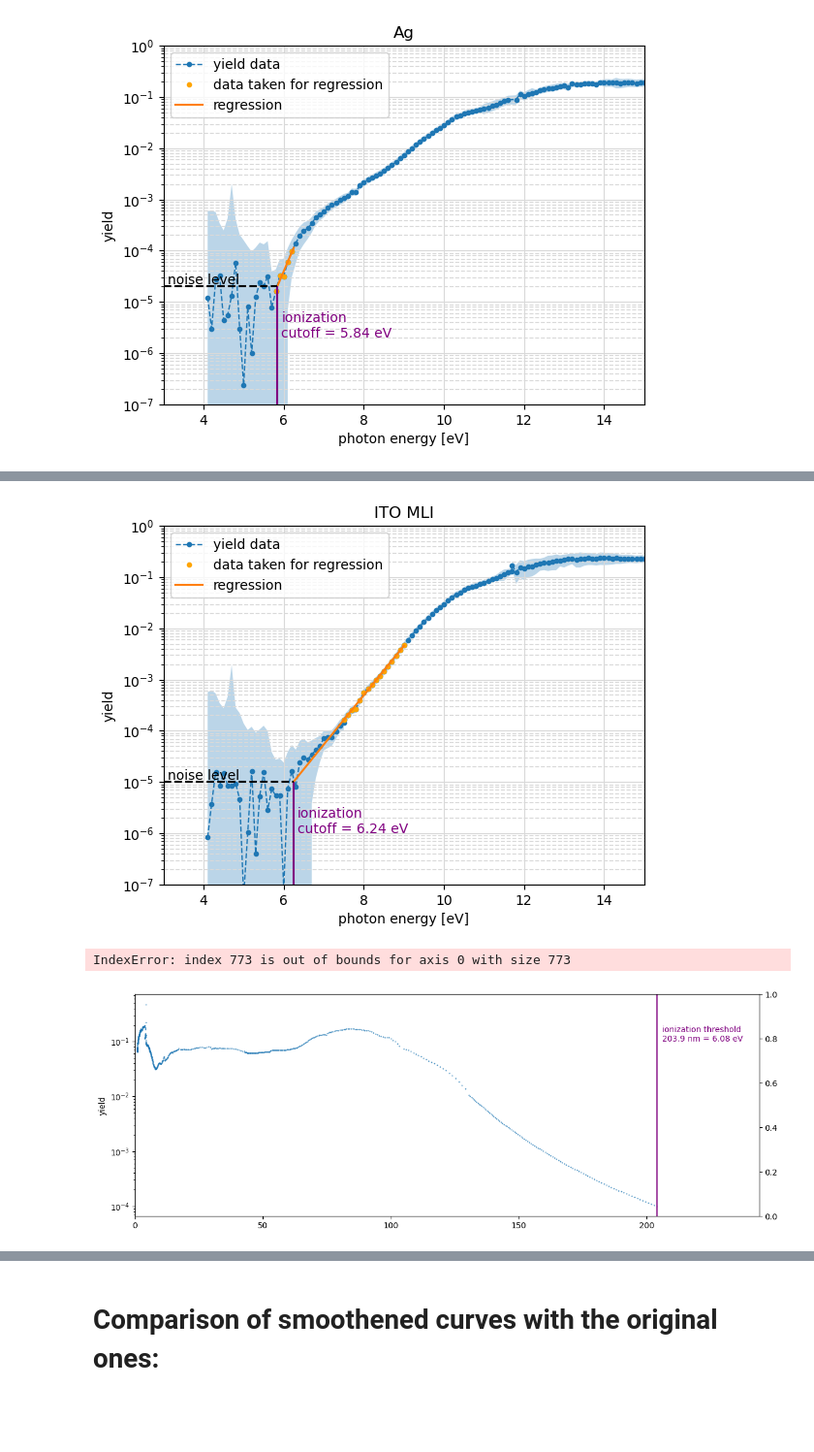
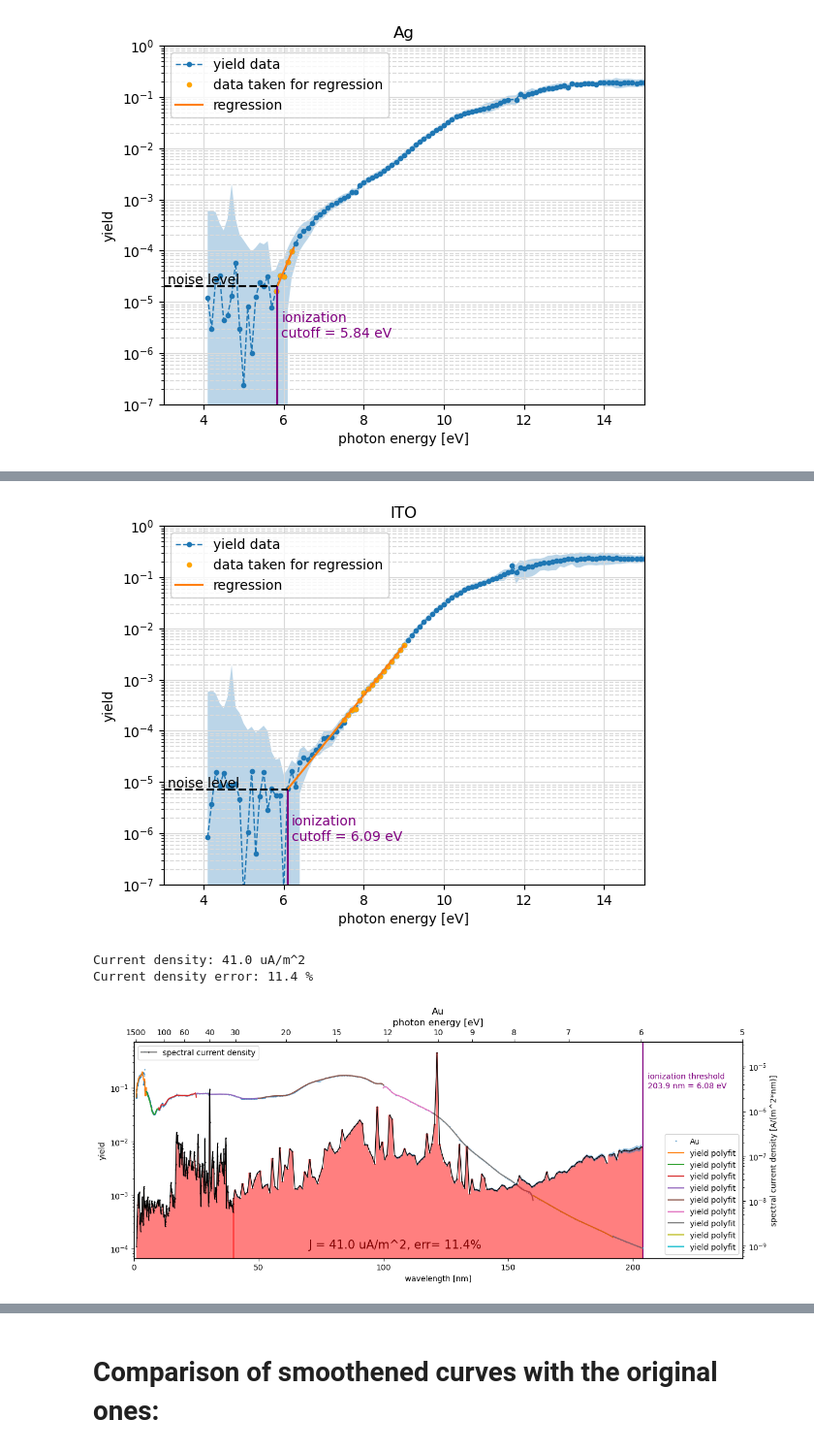
Before and after one commit to sebastiankalos/NYUAD_Elettra_Data_Analysis, a Jupyter notebook: ionization_limits.ipynb, the cells around one changed output, grey strips where cells are left out. Shown at 97% size. Cells and saved outputs as stored; diff of their text form; code cells hidden in the pictures; blank space fills up the shorter version.

Commit message:
saved plots again

```diff
--- a/ionization_limits.ipynb
+++ b/ionization_limits.ipynb
@@ -176,7 +177,7 @@ Ti_ion_thresh,Ti_E_NEW,Ti_TEY_NEW=ion_cutoff(E_vals=Ti_full_E, TEY_vals=Ti_full_
 # %%
-ITO_ion_thresh,ITO_E_NEW,ITO_TEY_NEW=ion_cutoff(E_vals=ITO_MLI_aug22_full_E, TEY_vals=ITO_MLI_aug22_full_TEY,TEY_err_vals=ITO_MLI_aug22_full_TEY_err,name='ITO MLI',stop_noise_eV=5.8,start_eV=7.5,stop_eV=9,noise_override=1e-5)
+ITO_ion_thresh,ITO_E_NEW,ITO_TEY_NEW=ion_cutoff(E_vals=ITO_MLI_aug22_full_E,TEY_vals=ITO_MLI_aug22_full_TEY,TEY_err_vals=ITO_MLI_aug22_full_TEY_err,name='ITO',stop_noise_eV=5.8,start_eV=7.5,stop_eV=9,noise_override=0)
 # %% [output]
-[figure, old version]
+[figure, new version]
 # %%
 def convert_eV_to_nm(energy_eV_list):
     # a simple function that takes a list with photon energy values (in eV) and converts them into wavelength (in nm)
@@ -187,7 +188,7 @@ def convert_eV_to_nm(energy_eV_list):
     return(wavelength_list)
 # %%
 def split_by_nm(eV_list=list,TEY_list=list,thresholds_nm=list):
-    nm_list = convert_eV_to_nm(eV_list) #convert list of photon energies to nm
+    nm_list = convert_eV_to_nm(eV_list)[:-1] #convert list of photon energies to nm
     start_nm = thresholds_nm[0]
     stop_nm = thresholds_nm[1]
     def condition(x, start, stop): return (x >= start and x<stop)
@@ -209,12 +210,12 @@ def split_to_fit(eV_list=list,TEY_list=list,nm_limits=list,orders=list):
 import warnings
 warnings.filterwarnings('ignore')# just to get rid of annoying texts being printed in output
 # %%
-def integrate_J(eV_list=list,TEY_list=list,TEY_err_list=list,irradiance_stdev=list,name=str,ion_threshold_eV=float):
+def integrate_J(eV_list=list,eV_list_original=list,TEY_list=list,TEY_err_list=list,irradiance_stdev=list,name=str,ion_threshold_eV=float):
     ion_thresh_nm = convert_eV_to_nm([ion_threshold_eV])[0] #convert inonization threshold to nm
     #wavelengths (nm) at which yield data shall be split into regions (for polynomial fitting):
 
     if ion_thresh_nm>190:
-        lims =   [1 , 5 , 10 , 25 , 50 , 100 , 120, 160, 190,ion_thresh_nm] #delimitiations of wavelength regions into which the yield will be split (for plynomial fitting)
+        lims =   [1 , 5 , 10 , 25 , 50 , 100 , 120, 160, 192,ion_thresh_nm] #delimitiations of wavelength regions into which the yield will be split (for plynomial fitting)
         orders = [ 15, 15,  15,  15,   15,  15,   10,   3,  3]#each polynomial fit needs to have an order specified
     else:
         lims =   [1 , 5 , 10 , 25 , 50 , 100 , 120, 160,ion_thresh_nm]
@@ -230,7 +231,7 @@ def integrate_J(eV_list=list,TEY_list=list,TEY_err_list=list,irradiance_stdev=li
     ax1.set_ylabel('yield')
 
     fits = split_to_fit(eV_list=eV_list,TEY_list=TEY_list,nm_limits=lims,orders=orders) #find the polynomial fits to yield
-    err_fits = split_to_fit(eV_list=eV_list,TEY_list=TEY_err_list,nm_limits=lims,orders=orders)
+    err_fits = split_to_fit(eV_list=eV_list_original,TEY_list=TEY_err_list,nm_limits=lims,orders=orders)
 
     regs = []
     for i in range(len(lims)-1):
@@ -239,11 +240,11 @@ def integrate_J(eV_list=list,TEY_list=list,TEY_err_list=list,irradiance_stdev=li
 
     for nm,fit in zip(regs,fits): #plot polynomial fits to the yield (just to check, and)
         tey = fit(nm) #yield of that region is the wavelength region run through the generated polynomial fit
-        ax1.plot(nm,tey)
+        ax1.plot(nm,tey,label='yield polyfit')
 
 ########################################################
-    #[nm,flux] = el_flux(wavelength,irradiance,lims,fits)
     J=0 #initial current density before the integral is performed
+    J_err=0
     if True:
         spectral_flux,spectral_flux_err,used_lambda = [],[],[]
 
@@ -269,9 +270,8 @@ def integrate_J(eV_list=list,TEY_list=list,TEY_err_list=list,irradiance_stdev=li
                 err_fit = err_fits[current_reg]
                 dY = err_fit(lambda_val)
                 dF = irradiance_stdev[i]
-                spectral_flux_val_err = 1/(h*c)*np.sqrt((irr_val*lambda_val*1e-9*dY)**2 + (fit(lambda_val)*lambda_val*1e-9*dF)**2 + (fit(lambda_val)*irr_val*d_nm*1e-9)**2)
+                spectral_flux_val_err = 1/(h*c)*np.sqrt((irr_val*lambda_val*1e-9*dY)**2 + (err_fit(lambda_val)*lambda_val*1e-9*dF)**2 + (err_fit(lambda_val)*irr_val*d_nm*1e-9)**2)
                 spectral_flux_err.append(spectral_flux_val_err)
-                spectral_J_err=spectral_flux_err*eV
 
                 if math.isnan(spectral_flux_val):
                     #print("problem with spectral flux value at {:.0f} nm".format(lambda_val))
@@ -286,21 +286,24 @@ def integrate_J(eV_list=list,TEY_list=list,TEY_err_list=list,irradiance_stdev=li
                         ax2.fill(pts[hull.vertices,0], pts[hull.vertices,1],'red',alpha=0.5)
 
                         J+=spectral_flux_val*eV*d_nm #d_nm, not d_nm*1e-9 (irradiance by nm already, not by m)
+                        J_err+=spectral_flux_val_err*eV*d_nm
 
 
         nm=np.array(used_lambda)
         flux=np.array(spectral_flux)
 
-    ax1.text(x=70,y=1e-4,s='J = {:.1f} uA/m^2'.format(J*1e6),fontsize=15)
-
 ########################################################
 
 
-    ax2.plot(nm,flux*eV,'.',color='black',linestyle='-',markersize=1,linewidth=1)
+    ax2.plot(nm,flux*eV,'.',color='black',linestyle='-',markersize=1,linewidth=1,label='spectral current density')
+    ax2.legend(loc='upper left')
+    ax2.fill_between(nm,np.array(flux+np.array(spectral_flux_err)/2)*eV, np.array(flux-np.array(spectral_flux_err)/2)*eV, alpha=0.5, joinstyle='round')
     ax2.set_ylabel('spectral current density [A/(m^2*nm)]')
 
     ax2.set_yscale('log')
     plt.title(name)
+    ax1.set_xlabel('wavelength [nm]')
+    ax1.legend(loc='lower right')
 
     ax3 = ax1.twiny()
     new_eV_ticks=[5,6,7,8,9,10,12,15,20,30,40,60,100,1500]
@@ -310,12 +313,19 @@ def integrate_J(eV_list=list,TEY_list=list,TEY_err_list=list,irradiance_stdev=li
     ax3.set_xticklabels(new_eV_ticks)
     ax3.set_xlabel('photon energy [eV]',size=12)
 
+    ax1.text(x=70,y=1e-4,s='J = {:.1f} uA/m^2, err= {:.1f}%'.format(J*1e6,J_err/J*100),fontsize=15)
+
+    plt.savefig(f"plots/spectral_dens_"+name+".png", bbox_inches='tight', dpi=300)
+
     print('Current density: {:.1f} uA/m^2'.format(J*1e6))
+    print('Current density error: {:.1f} %'.format(J_err/J*100))
 
-    return round(J*1e6,2),spectral_J_err #return current density in microamps/m^2, rounded to two decimals
+
+    return round(J*1e6,2),round(J_err/J,2) #return current density in microamps/m^2, rounded to two decimals, and relative current density error
 # %%
-[Au_J,Au_J_spect_err]=integrate_J(eV_list=Au_E_NEW,TEY_list=Au_TEY_NEW,TEY_err_list=Au_full_TEY_err,irradiance_stdev=irr_stdev,name='Au',ion_threshold_eV=Au_ion_thresh)
+[Au_J,Au_J_err]=integrate_J(eV_list=Au_E_NEW,eV_list_original=Au_full_E,TEY_list=Au_TEY_NEW,TEY_err_list=Au_full_TEY_err,irradiance_stdev=irr_stdev,name='Au',ion_threshold_eV=Au_ion_thresh)
 # %% [output]
-IndexError: index 773 is out of bounds for axis 0 with size 773
+Current density: 41.0 uA/m^2
+Current density error: 11.4 %
-[figure, old version]
+[figure, new version]
 # %%
```
Also changed, not shown: parts of 18 cells of this notebook, 22 other files.
